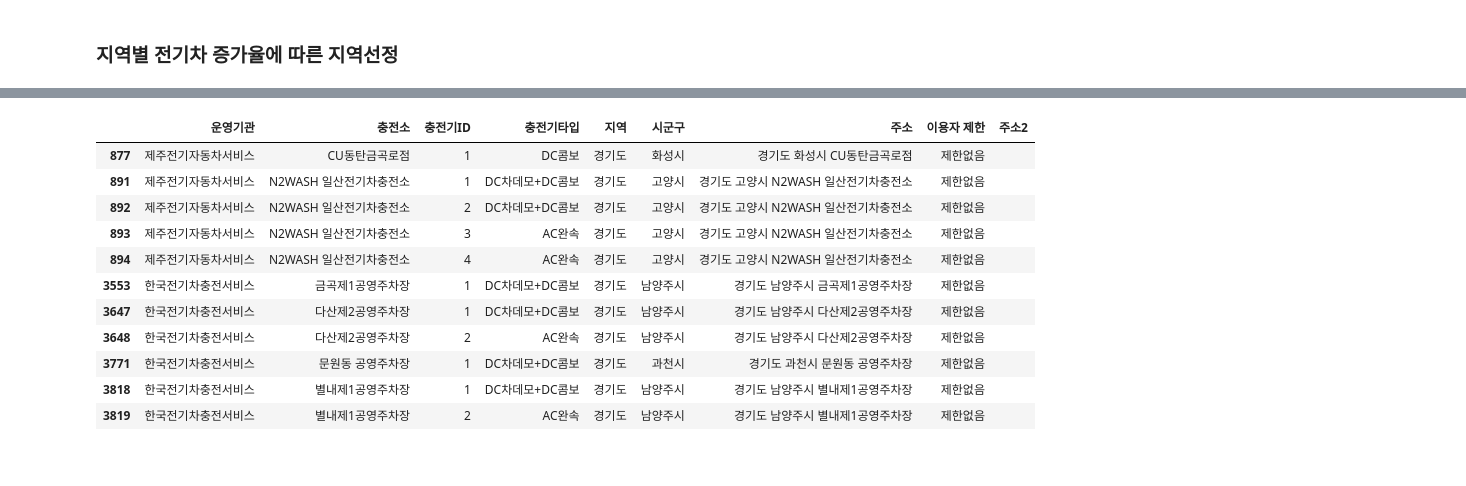
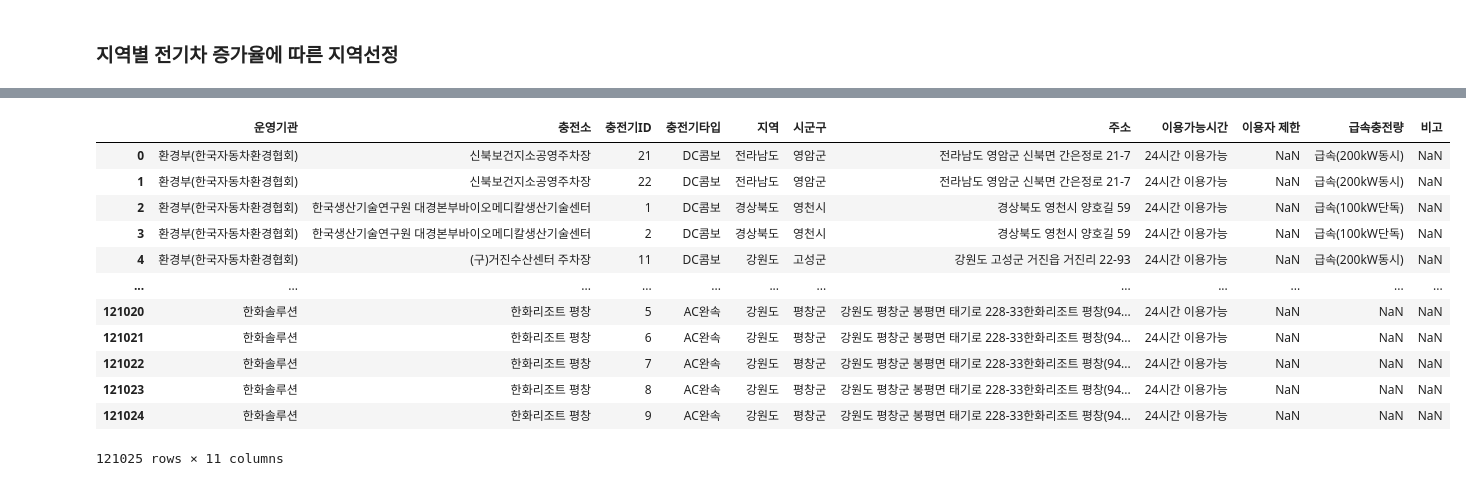
Before and after one commit to JBindio/StudyPython, a Jupyter notebook: 06.project/1-2.경기도_충전소_현황.ipynb, the cells around one changed output, grey strips where cells are left out. Cells and saved outputs as stored; diff of their text form; code cells hidden in the pictures.

```diff
--- a/06.project/charge_gyeonggi.ipynb
+++ b/06.project/1-2.경기도_충전소_현황.ipynb
@@ -143,15 +26,0 @@ charge_gyeonggi.iloc[gyeonggi_list, -3] = gyeonggi_addr
-# %%
-charge_gyeonggi[charge_gyeonggi['주소2'] == '']
-# %% [output]
-|  | 운영기관 | 충전소 | 충전기ID | 충전기타입 | 지역 | 시군구 | 주소 | 이용자 제한 | 주소2 |
-| 877 | 제주전기자동차서비스 | CU동탄금곡로점 | 1 | DC콤보 | 경기도 | 화성시 | 경기도 화성시 CU동탄금곡로점 | 제한없음 |  |
-| 891 | 제주전기자동차서비스 | N2WASH 일산전기차충전소 | 1 | DC차데모+DC콤보 | 경기도 | 고양시 | 경기도 고양시 N2WASH 일산전기차충전소 | 제한없음 |  |
-| 892 | 제주전기자동차서비스 | N2WASH 일산전기차충전소 | 2 | DC차데모+DC콤보 | 경기도 | 고양시 | 경기도 고양시 N2WASH 일산전기차충전소 | 제한없음 |  |
-| 893 | 제주전기자동차서비스 | N2WASH 일산전기차충전소 | 3 | AC완속 | 경기도 | 고양시 | 경기도 고양시 N2WASH 일산전기차충전소 | 제한없음 |  |
-| 894 | 제주전기자동차서비스 | N2WASH 일산전기차충전소 | 4 | AC완속 | 경기도 | 고양시 | 경기도 고양시 N2WASH 일산전기차충전소 | 제한없음 |  |
-| 3553 | 한국전기차충전서비스 | 금곡제1공영주차장 | 1 | DC차데모+DC콤보 | 경기도 | 남양주시 | 경기도 남양주시 금곡제1공영주차장 | 제한없음 |  |
-| 3647 | 한국전기차충전서비스 | 다산제2공영주차장 | 1 | DC차데모+DC콤보 | 경기도 | 남양주시 | 경기도 남양주시 다산제2공영주차장 | 제한없음 |  |
-| 3648 | 한국전기차충전서비스 | 다산제2공영주차장 | 2 | AC완속 | 경기도 | 남양주시 | 경기도 남양주시 다산제2공영주차장 | 제한없음 |  |
-| 3771 | 한국전기차충전서비스 | 문원동 공영주차장 | 1 | DC차데모+DC콤보 | 경기도 | 과천시 | 경기도 과천시 문원동 공영주차장 | 제한없음 |  |
-| 3818 | 한국전기차충전서비스 | 별내제1공영주차장 | 1 | DC차데모+DC콤보 | 경기도 | 남양주시 | 경기도 남양주시 별내제1공영주차장 | 제한없음 |  |
-| 3819 | 한국전기차충전서비스 | 별내제1공영주차장 | 2 | AC완속 | 경기도 | 남양주시 | 경기도 남양주시 별내제1공영주차장 | 제한없음 |  |
@@ -160,0 +27,17 @@ charge_gyeonggi_else = charge_gyeonggi[charge_gyeonggi['이용자 제한'] != '
+# %%
+charge = pd.read_csv('./data/rawdata/전국_충전소_현황(기존데이터).csv')
+charge
+# %% [output]
+|  | 운영기관 | 충전소 | 충전기ID | 충전기타입 | 지역 | 시군구 | 주소 | 이용가능시간 | 이용자 제한 | 급속충전량 | 비고 |
+| 0 | 환경부(한국자동차환경협회) | 신북보건지소공영주차장 | 21 | DC콤보 | 전라남도 | 영암군 | 전라남도 영암군 신북면 간은정로 21-7 | 24시간 이용가능 | NaN | 급속(200kW동시) | NaN |
+| 1 | 환경부(한국자동차환경협회) | 신북보건지소공영주차장 | 22 | DC콤보 | 전라남도 | 영암군 | 전라남도 영암군 신북면 간은정로 21-7 | 24시간 이용가능 | NaN | 급속(200kW동시) | NaN |
+| 2 | 환경부(한국자동차환경협회) | 한국생산기술연구원 대경본부바이오메디칼생산기술센터 | 1 | DC콤보 | 경상북도 | 영천시 | 경상북도 영천시 양호길 59 | 24시간 이용가능 | NaN | 급속(100kW단독) | NaN |
+| 3 | 환경부(한국자동차환경협회) | 한국생산기술연구원 대경본부바이오메디칼생산기술센터 | 2 | DC콤보 | 경상북도 | 영천시 | 경상북도 영천시 양호길 59 | 24시간 이용가능 | NaN | 급속(100kW단독) | NaN |
+| 4 | 환경부(한국자동차환경협회) | (구)거진수산센터 주차장 | 11 | DC콤보 | 강원도 | 고성군 | 강원도 고성군 거진읍 거진리 22-93 | 24시간 이용가능 | NaN | 급속(200kW동시) | NaN |
+| ... | ... | ... | ... | ... | ... | ... | ... | ... | ... | ... | ... |
+| 121020 | 한화솔루션 | 한화리조트 평창 | 5 | AC완속 | 강원도 | 평창군 | 강원도 평창군 봉평면 태기로 228-33한화리조트 평창(94... | 24시간 이용가능 | NaN | NaN | NaN |
+| 121021 | 한화솔루션 | 한화리조트 평창 | 6 | AC완속 | 강원도 | 평창군 | 강원도 평창군 봉평면 태기로 228-33한화리조트 평창(94... | 24시간 이용가능 | NaN | NaN | NaN |
+| 121022 | 한화솔루션 | 한화리조트 평창 | 7 | AC완속 | 강원도 | 평창군 | 강원도 평창군 봉평면 태기로 228-33한화리조트 평창(94... | 24시간 이용가능 | NaN | NaN | NaN |
+| 121023 | 한화솔루션 | 한화리조트 평창 | 8 | AC완속 | 강원도 | 평창군 | 강원도 평창군 봉평면 태기로 228-33한화리조트 평창(94... | 24시간 이용가능 | NaN | NaN | NaN |
+| 121024 | 한화솔루션 | 한화리조트 평창 | 9 | AC완속 | 강원도 | 평창군 | 강원도 평창군 봉평면 태기로 228-33한화리조트 평창(94... | 24시간 이용가능 | NaN | NaN | NaN |
+121025 rows × 11 columns
```
Also changed, not shown: parts of 36 cells of this notebook, 25 other files.
